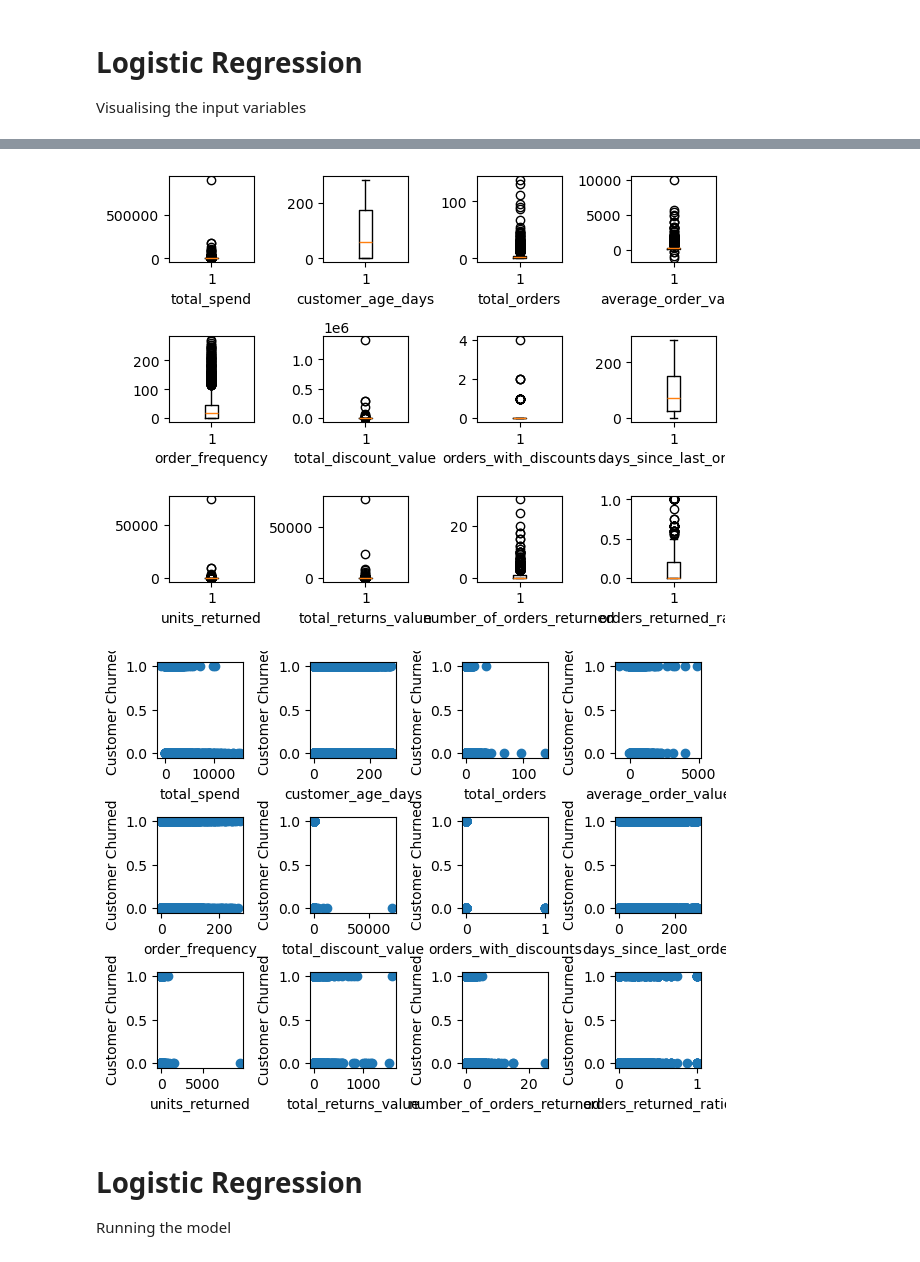
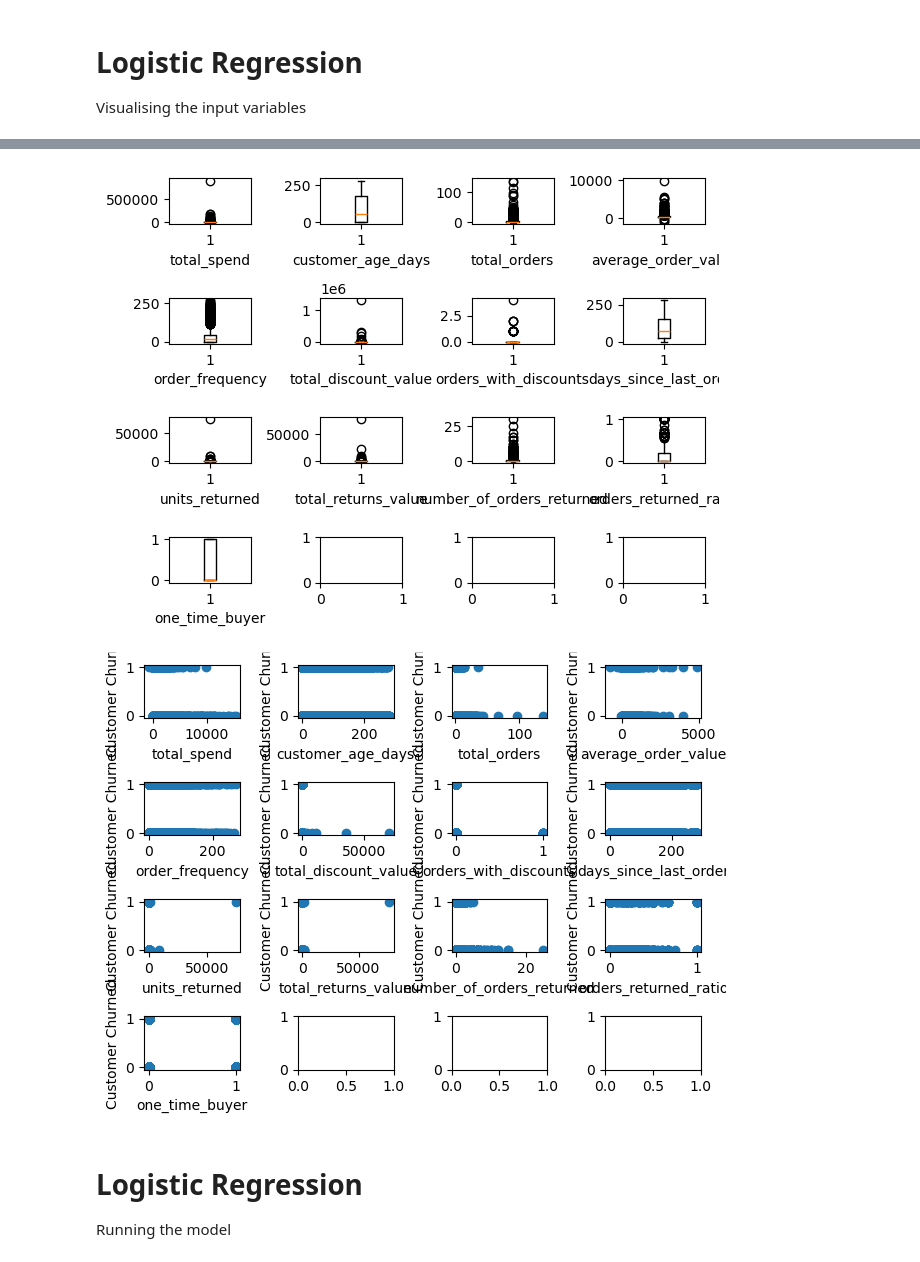
Before and after one commit to Joebrook-123/Online-Retail-Customer-Churn, a Jupyter notebook: Data Processing.ipynb, the cells around one changed output, grey strips where cells are left out. Drawn from its saved outputs; the diff is of its cells as text; code cells hidden in the pictures.

```diff
--- a/Data Processing.ipynb
+++ b/Data Processing.ipynb
@@ -138,6 +138,7 @@ df = duckdb.sql(
             MAX(IFNULL(f.total_returns_value ,0))                                       AS total_returns_value,
             MAX(IFNULL(f.number_of_orders_returned ,0))                                 AS number_of_orders_returned,
             IFNULL(MAX(f.number_of_orders_returned) ,0) / MAX(b.life_time_orders)       AS orders_returned_ratio,
+            CASE WHEN MAX(b.life_time_orders) <= 1 THEN 1 ELSE 0 END                    AS one_time_buyer,
             MAX(IFNULL(d.customer_churned, 1))                                          AS customer_churned
         FROM
             main a
@@ -183,13 +184,14 @@ Visualising the input variables
 features = ['total_spend', 'customer_age_days', 'total_orders',
             'average_order_value', 'order_frequency', 'total_discount_value',
             'orders_with_discounts', 'days_since_last_order', 'units_returned',
-            'total_returns_value', 'number_of_orders_returned', 'orders_returned_ratio']
+            'total_returns_value', 'number_of_orders_returned', 'orders_returned_ratio',
+            'one_time_buyer']
 
 df[features] = df[features].fillna(0)
 
 
 def boxplots(df, features):
-    figure, axes = plt.subplots(3, 4)
+    figure, axes = plt.subplots(4, 4)
     axes = axes.flatten()
 
     i = 0
@@ -209,32 +211,32 @@ boxplots(df, features)
 df_clean = df[df['total_spend'] < df['total_spend'].quantile(0.99)]
 boxplots(df, features)
 # %% [output]
-[figure, old version]
+[figure, new version]
 # %%
 # Split data into train and test
 from sklearn.model_selection import train_test_split
 
 # Convert dataframe into Numpy array
 X = df_clean[features].to_numpy()
 y = df_clean['customer_churned'].to_numpy()
 
 # Split data into train and test
 X_train, X_test, y_train, y_test = train_test_split(X, y, random_state=42, test_size=0.2, shuffle=True)
 
 m,n = X_train.shape
 
-figure, axes = plt.subplots(3, 4)
+figure, axes = plt.subplots(4, 4)
 axes = axes.flatten()
 
 for i in range(n):
     axes[i].scatter(X_train[:,i], y_train)
     axes[i].set_xlabel(features[i])
     axes[i].set_ylabel('Customer Churned')
 
 plt.tight_layout()
 plt.show()
 # %% [output]
-[figure, old version]
+[figure, new version]
 # %% [markdown]
 # Logistic Regression
 Running the model
```
Also changed, not shown: parts of 6 cells of this notebook, 1 other file.
